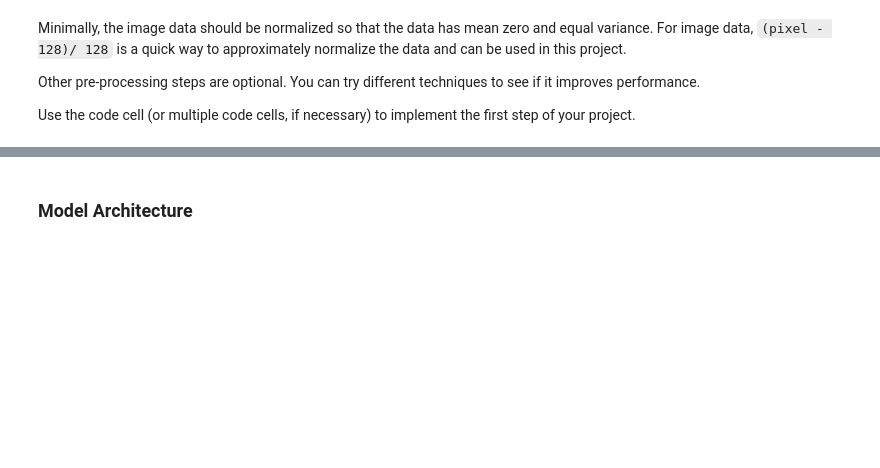
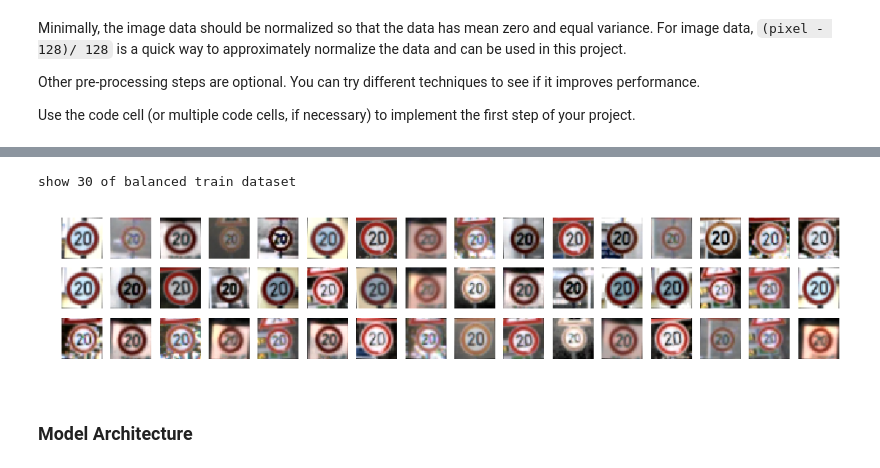
Before and after one commit to silenc3502/PyTensorTrafficSignClassify, a Jupyter notebook: Traffic_Sign_Classifier.ipynb, the cells around one changed output, grey strips where cells are left out. Drawn from its saved outputs; the diff is of its cells as text; code cells hidden in the pictures; blank space fills up the shorter version.

```diff
--- a/Traffic_Sign_Classifier.ipynb
+++ b/Traffic_Sign_Classifier.ipynb
@@ -126,0 +209,14 @@ Use the code cell (or multiple code cells, if necessary) to implement the first
+# %%
+print('48 Balanced train dataset')
+
+features = X_train[np.where(y_train == 0)]
+plt.figure(figsize=(16,3))
+for i in range(48):
+    plt.subplot(3,16,i+1)
+    random = np.random.randint(0, n_train)
+    image = features[np.random.randint(0, 2400)]
+    plt.axis('off')
+    plt.imshow(image)
+# %% [output]
+show 30 of balanced train dataset
+[figure, added]
```
Also changed, not shown: parts of 13 cells of this notebook.
